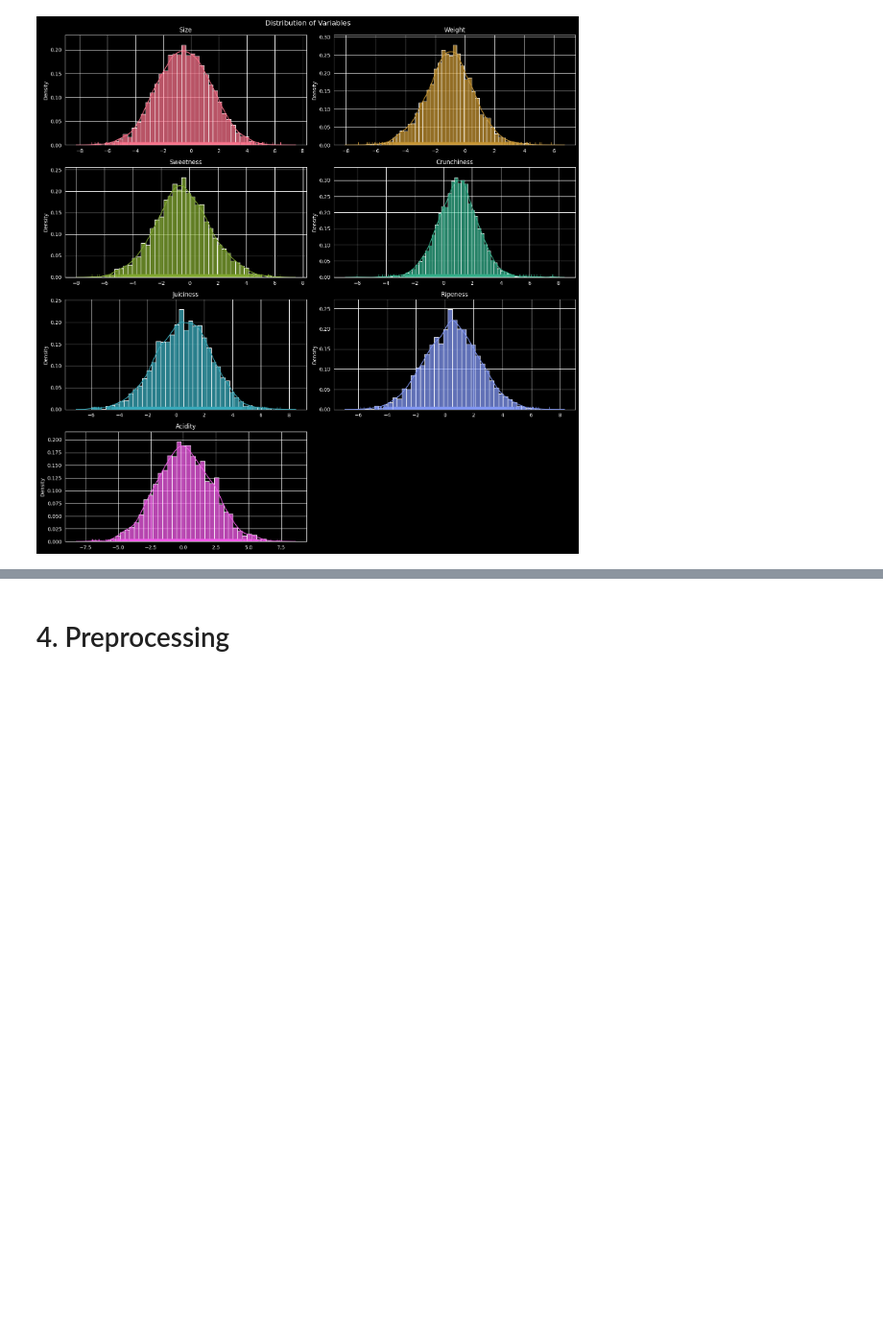
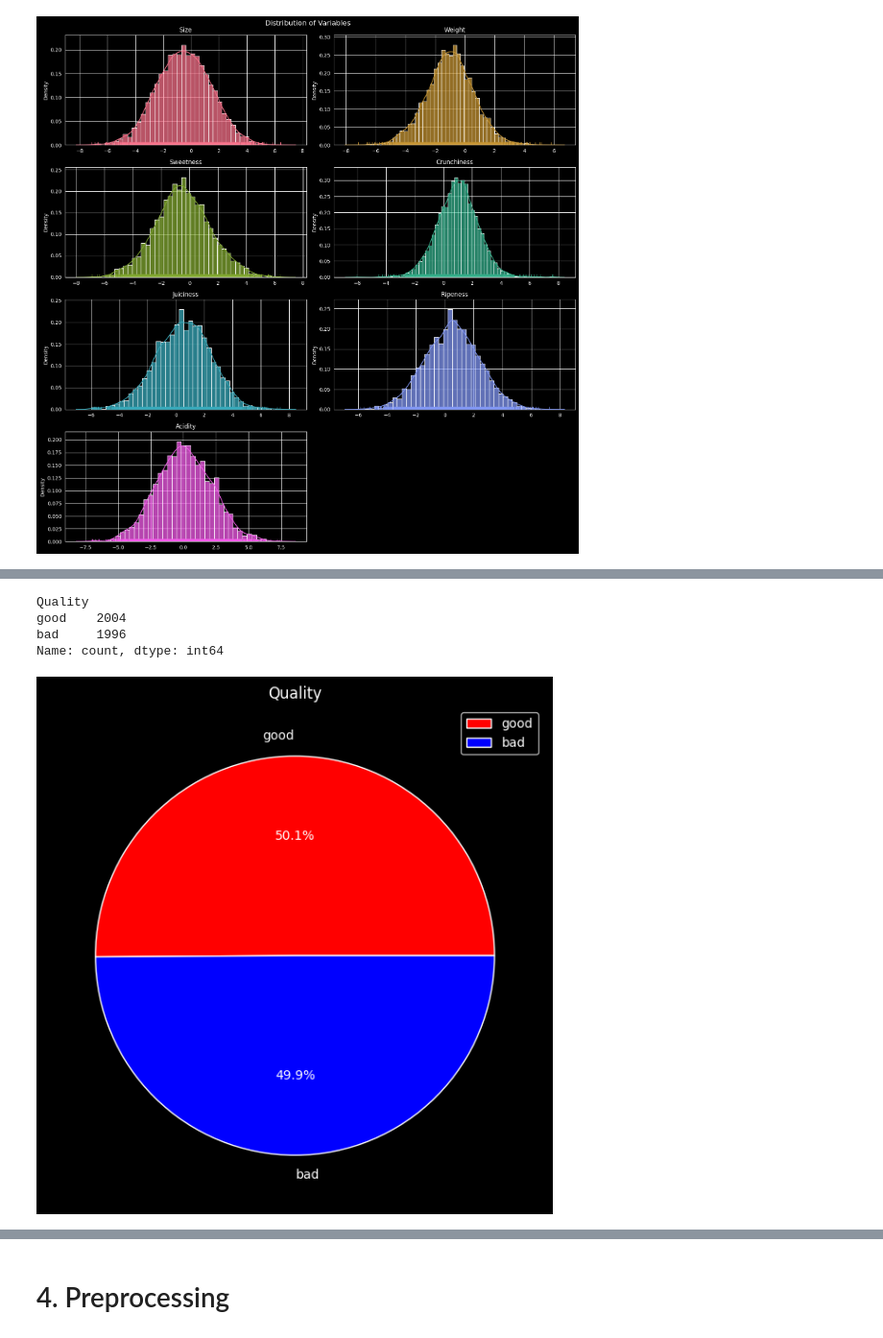
Before and after one commit to faris771/Apple_Quality_Classifier, a Jupyter notebook: main.ipynb, the cells around one changed output, grey strips where cells are left out. Shown at 96% size. Cells and saved outputs as stored; diff of their text form; code cells hidden in the pictures; blank space fills up the shorter version.

```diff
--- a/main.ipynb
+++ b/main.ipynb
@@ -213,0 +289,17 @@ fig.tight_layout()
+# %%
+# plot pie chart of label and count
+#
+print(df['Quality'].value_counts())
+
+plt.figure(figsize=(6, 6))
+plt.pie(df['Quality'].value_counts(), labels=['good', 'bad'], autopct='%1.1f%%',colors=['red','blue'])
+plt.legend()
+plt.title('Quality')
+plt.tight_layout()
+plt.show()
+# %% [output]
+Quality
+good    2004
+bad     1996
+Name: count, dtype: int64
+[figure, added]
```
Also changed, not shown: parts of 10 cells of this notebook.
